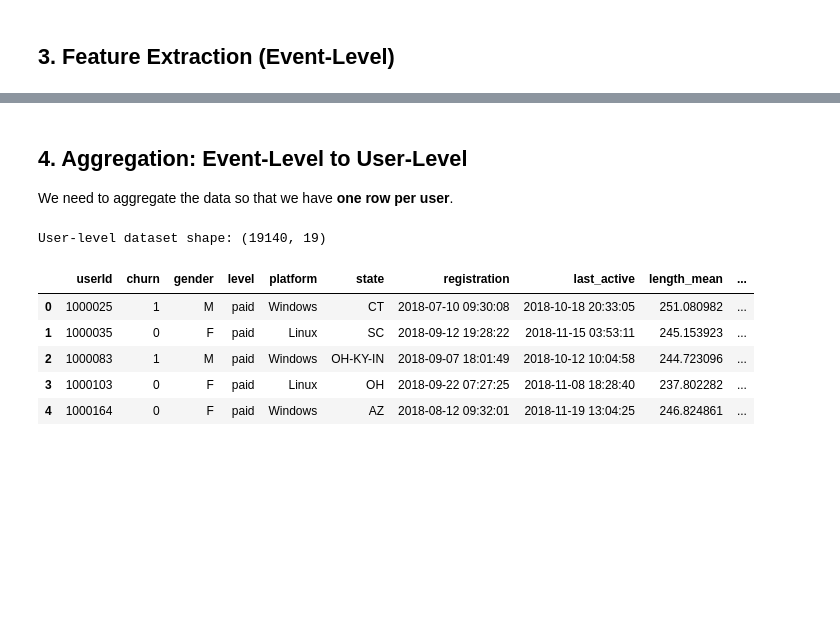
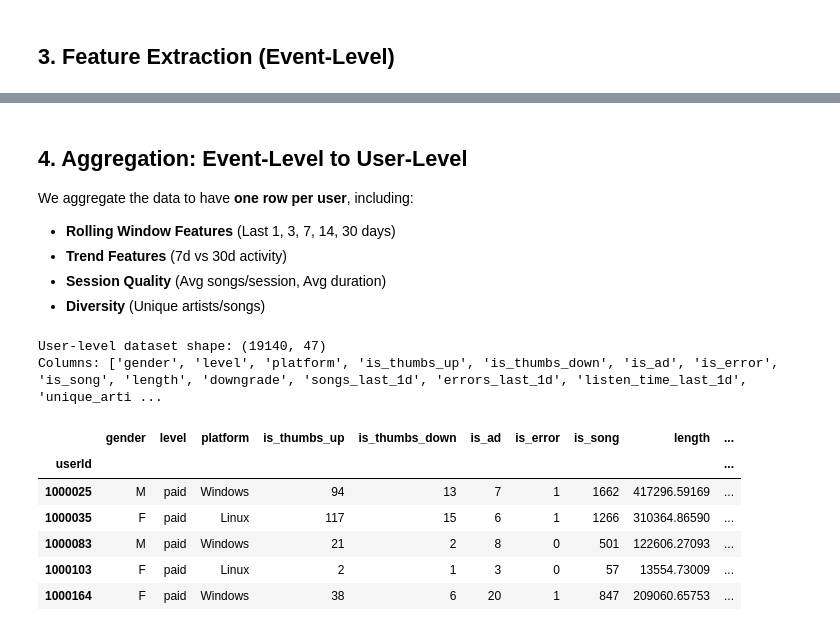
Before and after one commit to RaynorEtienn/Python4DataScience, a Jupyter notebook: Project/notebooks/Feature_Engineering.ipynb, the cells around one changed output, grey strips where cells are left out. Cells and saved outputs as stored; diff of their text form; code cells hidden in the pictures; blank space fills up the shorter version.

```diff
--- a/Project/notebooks/Feature_Engineering.ipynb
+++ b/Project/notebooks/Feature_Engineering.ipynb
@@ -79,70 +82,27 @@ Features extracted.
 # %% [markdown]
 ## 4. Aggregation: Event-Level to User-Level
 
-We need to aggregate the data so that we have **one row per user**.
+We aggregate the data to have **one row per user**, including:
+- **Rolling Window Features** (Last 1, 3, 7, 14, 30 days)
+- **Trend Features** (7d vs 30d activity)
+- **Session Quality** (Avg songs/session, Avg duration)
+- **Diversity** (Unique artists/songs)
 # %%
-# Define aggregation dictionary
-agg_dict = {
-    # Target
-    'churn': 'max',  # If user churned at any point (in the window), they are a churner
-
-    # Static Attributes (take first/mode)
-    'gender': 'first',
-    'level': 'last', # Current level
-    'platform': 'first',
-    'state': 'first',
-    'registration': 'first',
-    'ts': 'max', # Last active timestamp
-
-    # Numerical Aggregations
-    'length': ['mean', 'sum'], # Avg/Total listening time
-    'itemInSession': 'mean',
-    'account_age_days': 'max',
-
-    # Behavioral Counts
-    'thumbs_up': 'sum',
-    'thumbs_down': 'sum',
-    'roll_advert': 'sum',
-    'downgrade': 'max', # Has ever downgraded
-    'is_error': 'mean', # Error rate
-    'is_redirect': 'mean', # Redirect rate
-
-    # Seasonality (Mode or Avg)
-    'is_weekend': 'mean' # Ratio of weekend activity
-}
-
-# Group by userId
-user_df = df.groupby('userId').agg(agg_dict)
-
-# Flatten MultiIndex columns
-user_df.columns = ['_'.join(col).strip() if isinstance(col, tuple) else col for col in user_df.columns.values]
-user_df.reset_index(inplace=True)
-
-# Rename some columns for clarity
-user_df.rename(columns={
-    'churn_max': 'churn',
-    'gender_first': 'gender',
-    'level_last': 'level',
-    'platform_first': 'platform',
-    'state_first': 'state',
-    'registration_first': 'registration',
-    'ts_max': 'last_active',
-    'account_age_days_max': 'account_age_days',
-    'downgrade_max': 'has_downgraded',
-    'is_error_mean': 'error_rate',
-    'is_redirect_mean': 'redirect_rate',
-    'is_weekend_mean': 'weekend_ratio'
-}, inplace=True)
+# Aggregate to User Level
+user_df = aggregate_user_features(df)
 
 print(f"User-level dataset shape: {user_df.shape}")
+print("Columns:", user_df.columns.tolist())
 user_df.head()
 # %% [output]
-User-level dataset shape: (19140, 19)
+User-level dataset shape: (19140, 47)
+Columns: ['gender', 'level', 'platform', 'is_thumbs_up', 'is_thumbs_down', 'is_ad', 'is_error', 'is_song', 'length', 'downgrade', 'songs_last_1d', 'errors_last_1d', 'listen_time_last_1d', 'unique_arti ...
-|  | userId | churn | gender | level | platform | state | registration | last_active | length_mean | ... |
-| 0 | 1000025 | 1 | M | paid | Windows | CT | 2018-07-10 09:30:08 | 2018-10-18 20:33:05 | 251.080982 | ... |
-| 1 | 1000035 | 0 | F | paid | Linux | SC | 2018-09-12 19:28:22 | 2018-11-15 03:53:11 | 245.153923 | ... |
-| 2 | 1000083 | 1 | M | paid | Windows | OH-KY-IN | 2018-09-07 18:01:49 | 2018-10-12 10:04:58 | 244.723096 | ... |
-| 3 | 1000103 | 0 | F | paid | Linux | OH | 2018-09-22 07:27:25 | 2018-11-08 18:28:40 | 237.802282 | ... |
-| 4 | 1000164 | 0 | F | paid | Windows | AZ | 2018-08-12 09:32:01 | 2018-11-19 13:04:25 | 246.824861 | ... |
+|  | gender | level | platform | is_thumbs_up | is_thumbs_down | is_ad | is_error | is_song | length | ... |
+| userId |  |  |  |  |  |  |  |  |  | ... |
+| 1000025 | M | paid | Windows | 94 | 13 | 7 | 1 | 1662 | 417296.59169 | ... |
+| 1000035 | F | paid | Linux | 117 | 15 | 6 | 1 | 1266 | 310364.86590 | ... |
+| 1000083 | M | paid | Windows | 21 | 2 | 8 | 0 | 501 | 122606.27093 | ... |
+| 1000103 | F | paid | Linux | 2 | 1 | 3 | 0 | 57 | 13554.73009 | ... |
+| 1000164 | F | paid | Windows | 38 | 6 | 20 | 1 | 847 | 209060.65753 | ... |
 # %% [markdown]
 ## 5. Final Cleanup & Save
```
Also changed, not shown: parts of 4 cells of this notebook, 2 other files.
